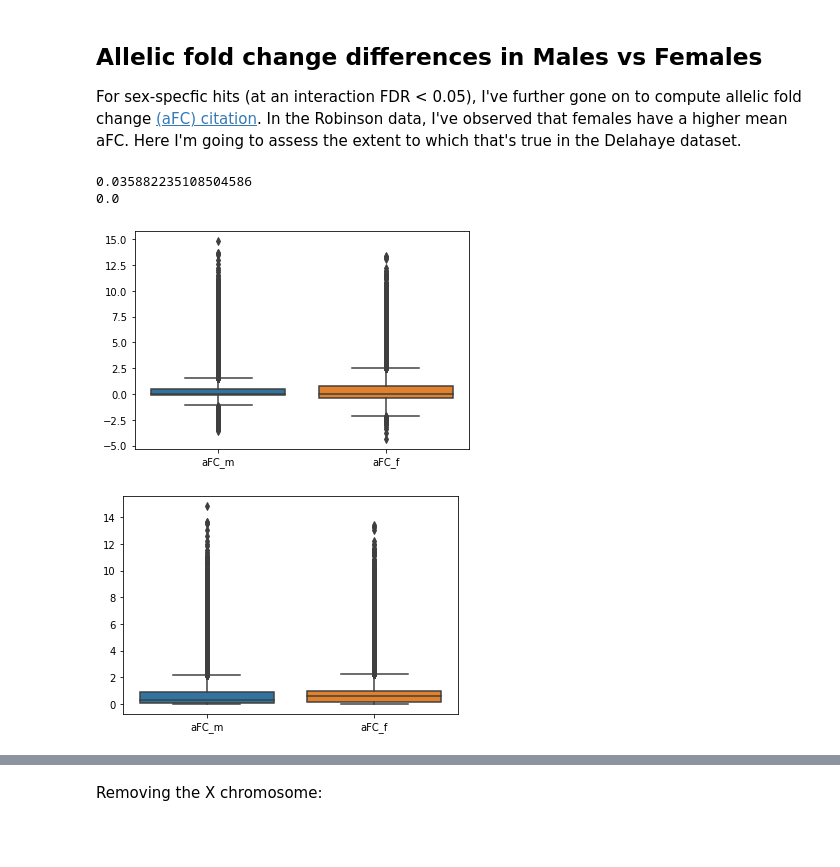
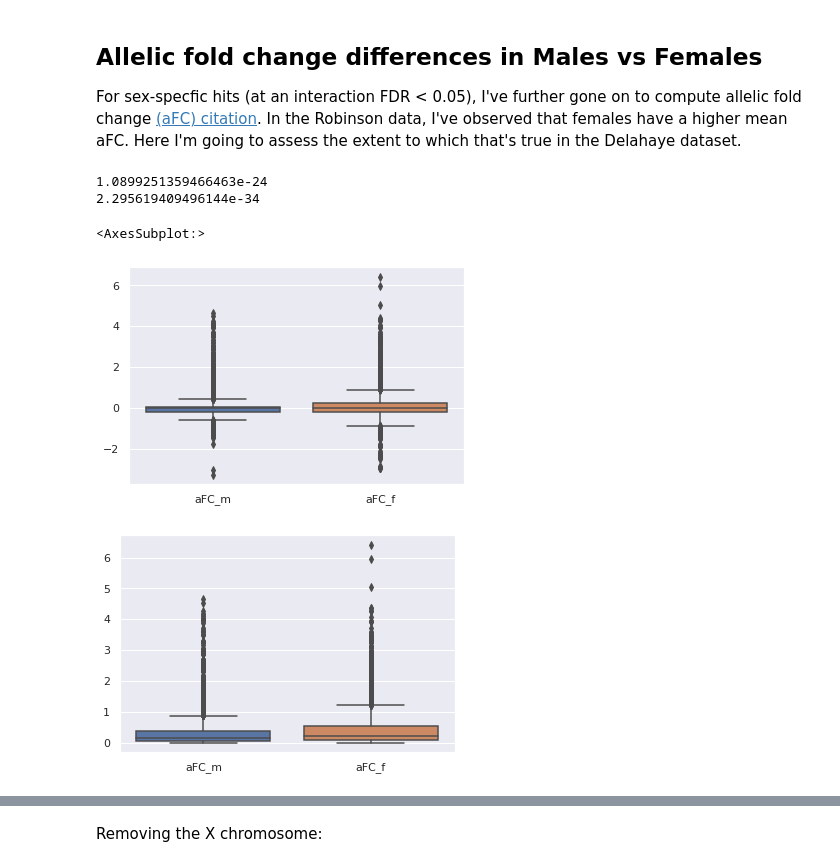
Before and after one commit to wilcas/sex_specific_mQTL, a Jupyter notebook: delahaye_mQTL_analyses/mQTL_exploration_filtering.ipynb, the cells around one changed output, grey strips where cells are left out. Drawn from its saved outputs; the diff is of its cells as text; code cells hidden in the pictures; blank space fills up the shorter version.

Commit message:
updated plots for poster and starting curation of more GWAS

```diff
--- a/delahaye_mQTL_analyses/mQTL_exploration_filtering.ipynb
+++ b/delahaye_mQTL_analyses/mQTL_exploration_filtering.ipynb
@@ -408,17 +425,22 @@ For sex-specfic hits (at an interaction FDR < 0.05), I've further gone on to com
 # %%
 import seaborn as sns
 from scipy import stats
+sns.set()
 snp_df = pd.read_csv("../../delahaye_QC/matrix_eqtl_data/snp_pos.txt",sep='\s+')
 aFC_df = pd.read_csv("../../delahaye_QC/delahaye_stratified_regression_fdr_hits.txt", sep='\s+')
-_, p_value = stats.ttest_ind(aFC_df.aFC_m, aFC_df.aFC_f,alternative='greater',equal_var=False)
+dosage_filter = all_05
+aFC_df = aFC_df[aFC_df['SNP'].isin(dosage_filter)]
+_, p_value = stats.ttest_ind(aFC_df.aFC_m, aFC_df.aFC_f,alternative='less',equal_var=False)
 print(p_value)
 sns.boxplot(data=aFC_df[['aFC_m', 'aFC_f']])
 _, p_value_abs = stats.ttest_ind(abs(aFC_df.aFC_m), abs(aFC_df.aFC_f),alternative='less',equal_var=False)
 print(p_value_abs)
 plt.figure()
+
 sns.boxplot(data=abs(aFC_df[['aFC_m', 'aFC_f']]))
 # %% [output]
-0.035882235108504586
-0.0
+1.0899251359466463e-24
+2.295619409496144e-34
+<AxesSubplot:>
-[figure, old version]
+[figure, new version]
-[figure, old version]
+[figure, new version]
```
Also changed, not shown: parts of 24 cells of this notebook, 2 other files.
